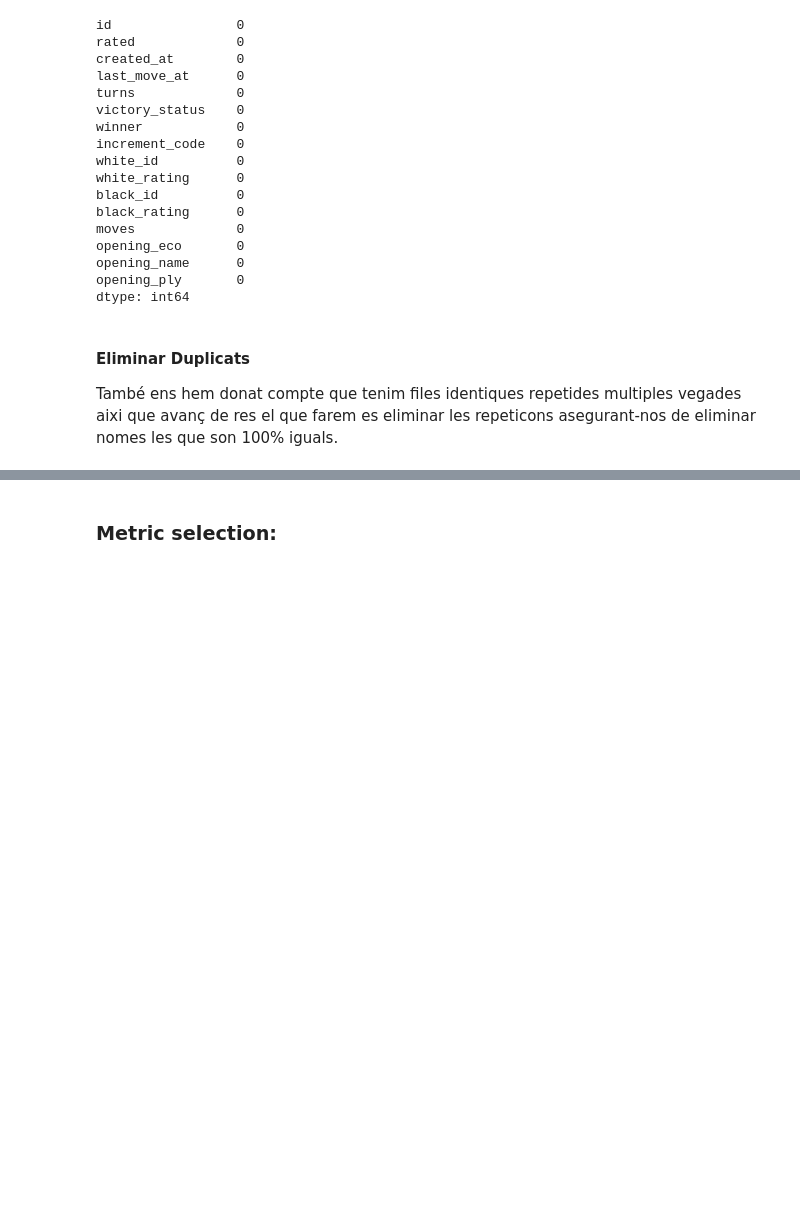
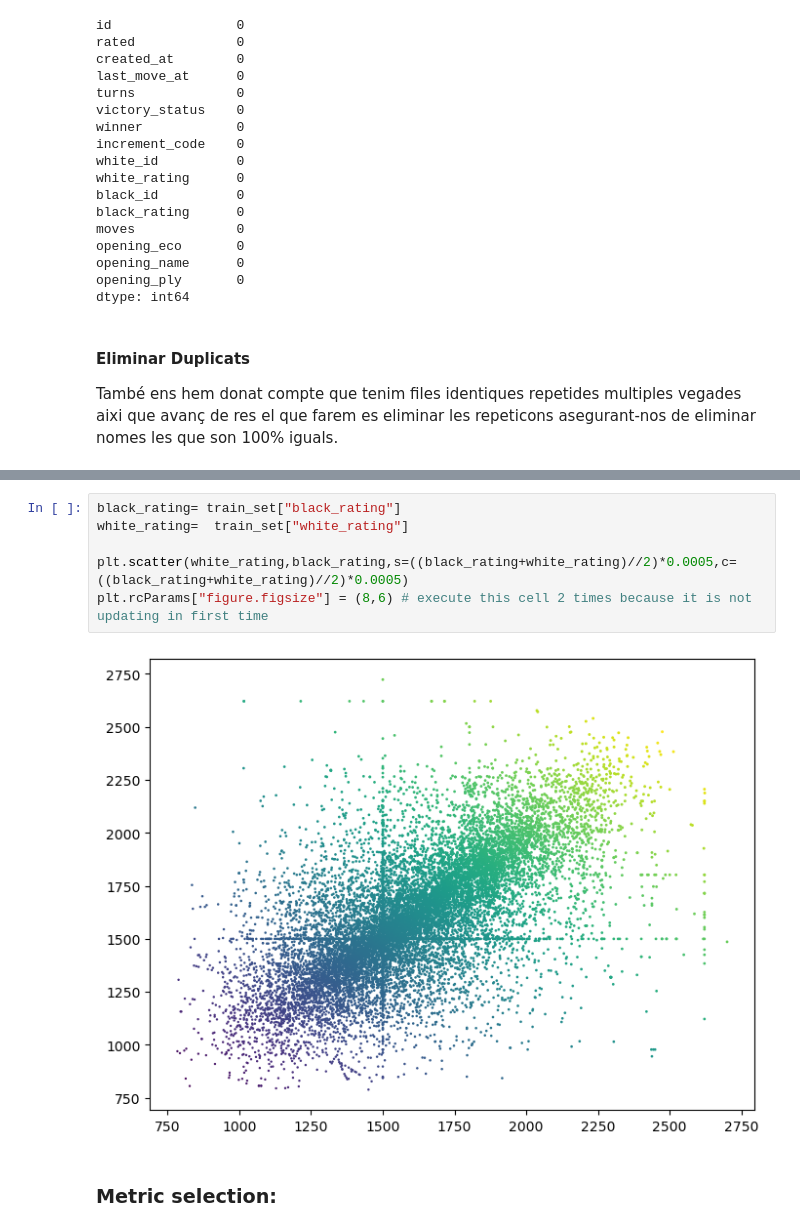
Before and after one commit to NIU1679937/ChestKaggle, a Jupyter notebook: Cas_Kaggle_ApC.ipynb, the cells around one changed output, grey strips where cells are left out. Saved outputs shown, nothing was run; the diff lists cells and outputs as text; blank space fills up the shorter version.

```diff
--- a/Cas_Kaggle_ApC.ipynb
+++ b/Cas_Kaggle_ApC.ipynb
@@ -257,3 +431,11 @@ Despres de treure duplicats: 19113 files
+# %%
+black_rating= train_set["black_rating"]
+white_rating=  train_set["white_rating"]
+
+plt.scatter(white_rating,black_rating,s=((black_rating+white_rating)//2)*0.0005,c=((black_rating+white_rating)//2)*0.0005)
+plt.rcParams["figure.figsize"] = (8,6) # execute this cell 2 times because it is not updating in first time
+# %% [output]
+[figure, added]
 # %% [markdown]
 ### Metric selection:
 # %% [markdown]
```
Also changed, not shown: parts of 10 cells of this notebook.
